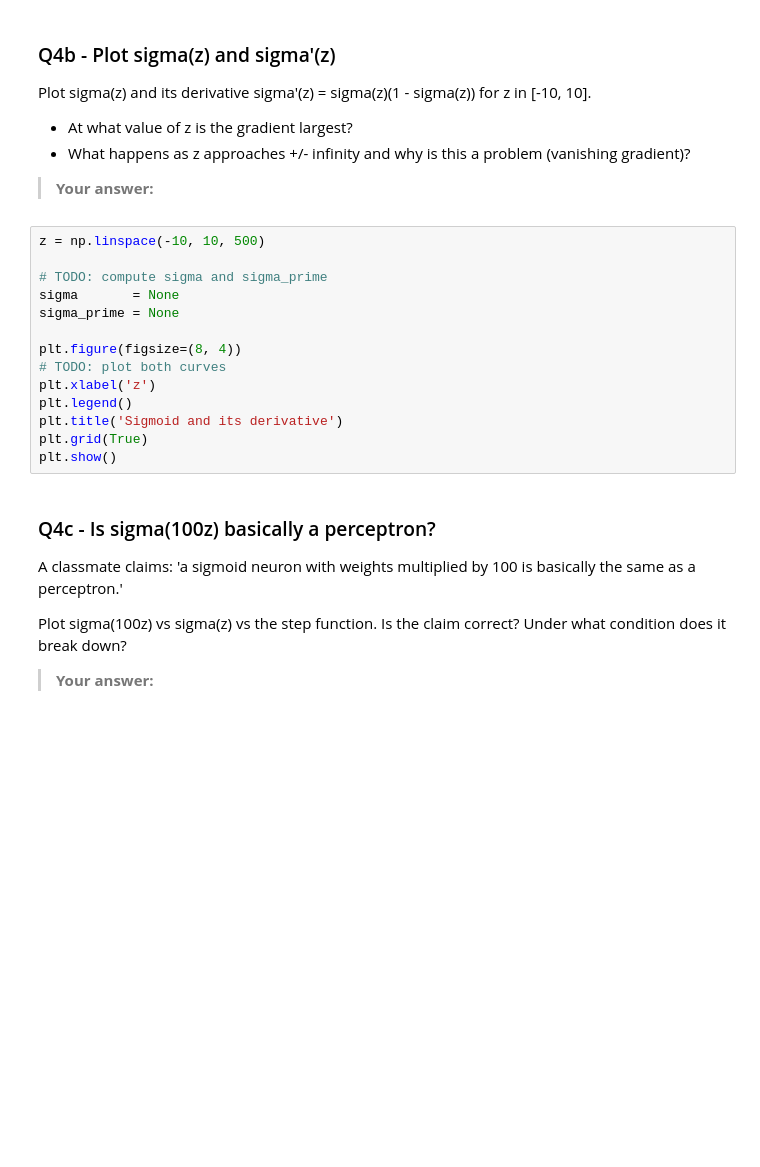
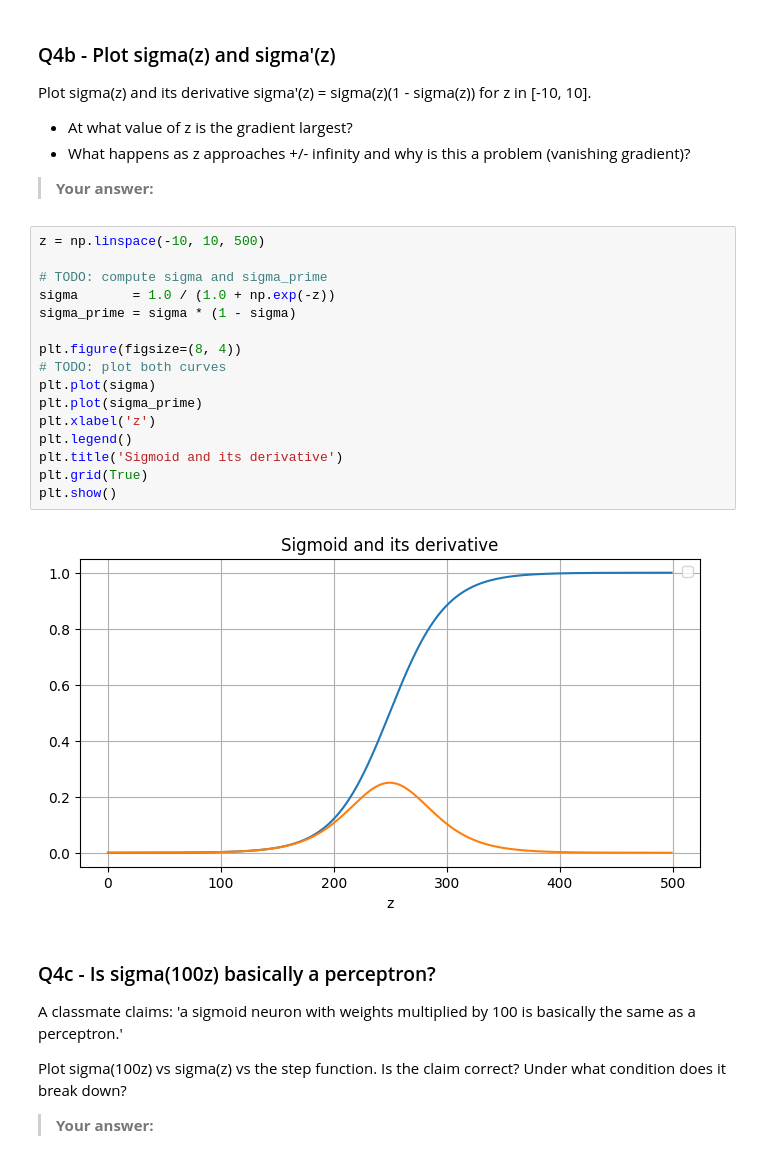
Before and after one commit to Stamatics-NumberstoNeurons/assignment2-YuvasankarSelvan, a Jupyter notebook: Assignment_2_N2N.ipynb, the cells around one changed output. Drawn from its saved outputs; the diff is of its cells as text; blank space fills up the shorter version.

```diff
--- a/Assignment_2_N2N.ipynb
+++ b/Assignment_2_N2N.ipynb
@@ -282,17 +292,21 @@ Plot sigma(z) and its derivative sigma'(z) = sigma(z)(1 - sigma(z)) for z in [-1
 # %%
 z = np.linspace(-10, 10, 500)
 
 # TODO: compute sigma and sigma_prime
-sigma       = None
-sigma_prime = None
+sigma       = 1.0 / (1.0 + np.exp(-z))
+sigma_prime = sigma * (1 - sigma)
 
 plt.figure(figsize=(8, 4))
 # TODO: plot both curves
+plt.plot(sigma)
+plt.plot(sigma_prime)
 plt.xlabel('z')
 plt.legend()
 plt.title('Sigmoid and its derivative')
 plt.grid(True)
 plt.show()
+# %% [output]
+[figure, added]
 # %% [markdown]
 ### Q4c - Is sigma(100z) basically a perceptron?
 
```
Also changed, not shown: parts of 3 cells of this notebook.
